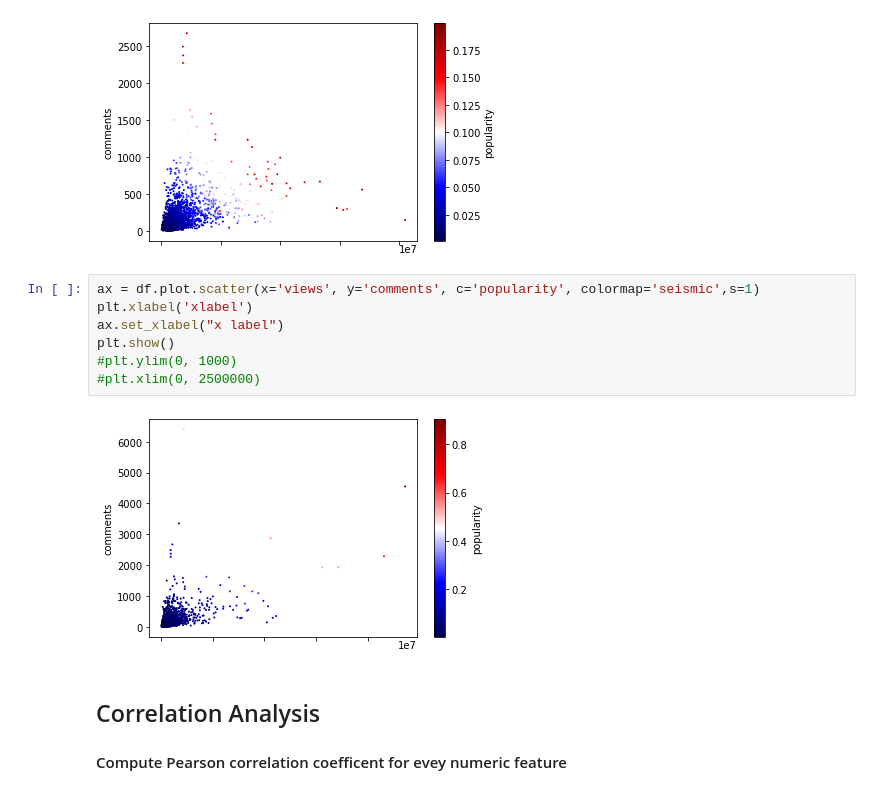
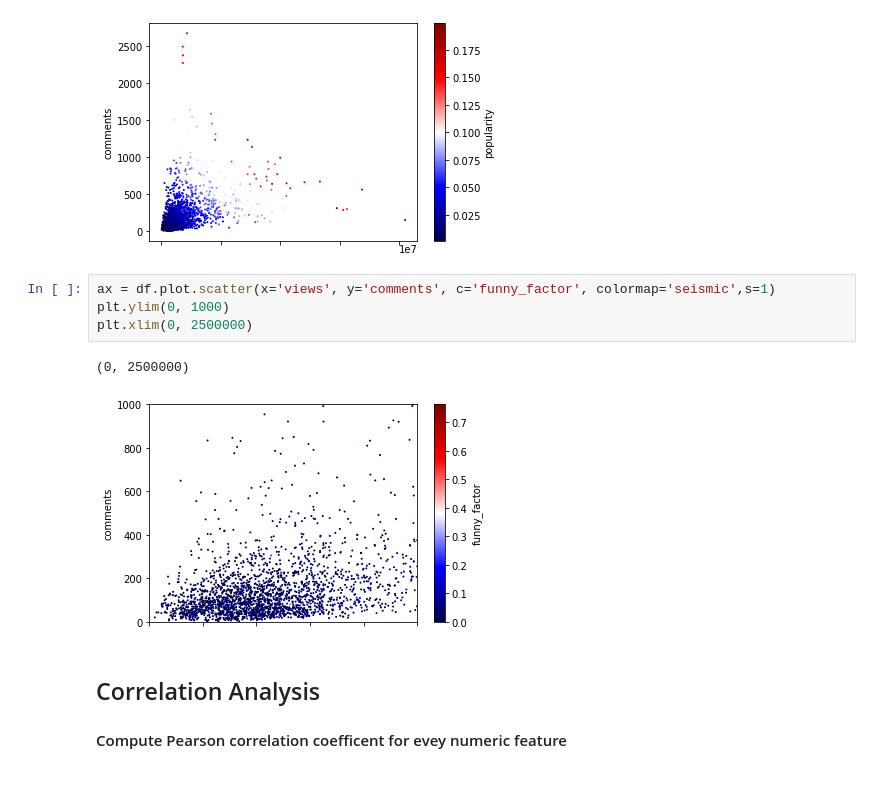
Before and after one commit to thizirie/BigDataAnalyticsProject_2019_2020, a Jupyter notebook: TED Talk Analysis.ipynb, the cells around one changed output. Cells and saved outputs as stored; diff of their text form.

```diff
--- a/TED Talk Analysis.ipynb
+++ b/TED Talk Analysis.ipynb
@@ -390,14 +390,12 @@ plt.show()
 # %% [output]
 [figure]
 # %%
-ax = df.plot.scatter(x='views', y='comments', c='popularity', colormap='seismic',s=1)
-plt.xlabel('xlabel')
-ax.set_xlabel("x label")
-plt.show()
-#plt.ylim(0, 1000)
-#plt.xlim(0, 2500000)
+ax = df.plot.scatter(x='views', y='comments', c='funny_factor', colormap='seismic',s=1)
+plt.ylim(0, 1000)
+plt.xlim(0, 2500000)
 # %% [output]
+(0, 2500000)
-[figure, old version]
+[figure, new version]
 # %% [markdown]
 ## Correlation Analysis
 #### Compute Pearson correlation coefficent for evey numeric feature
```
